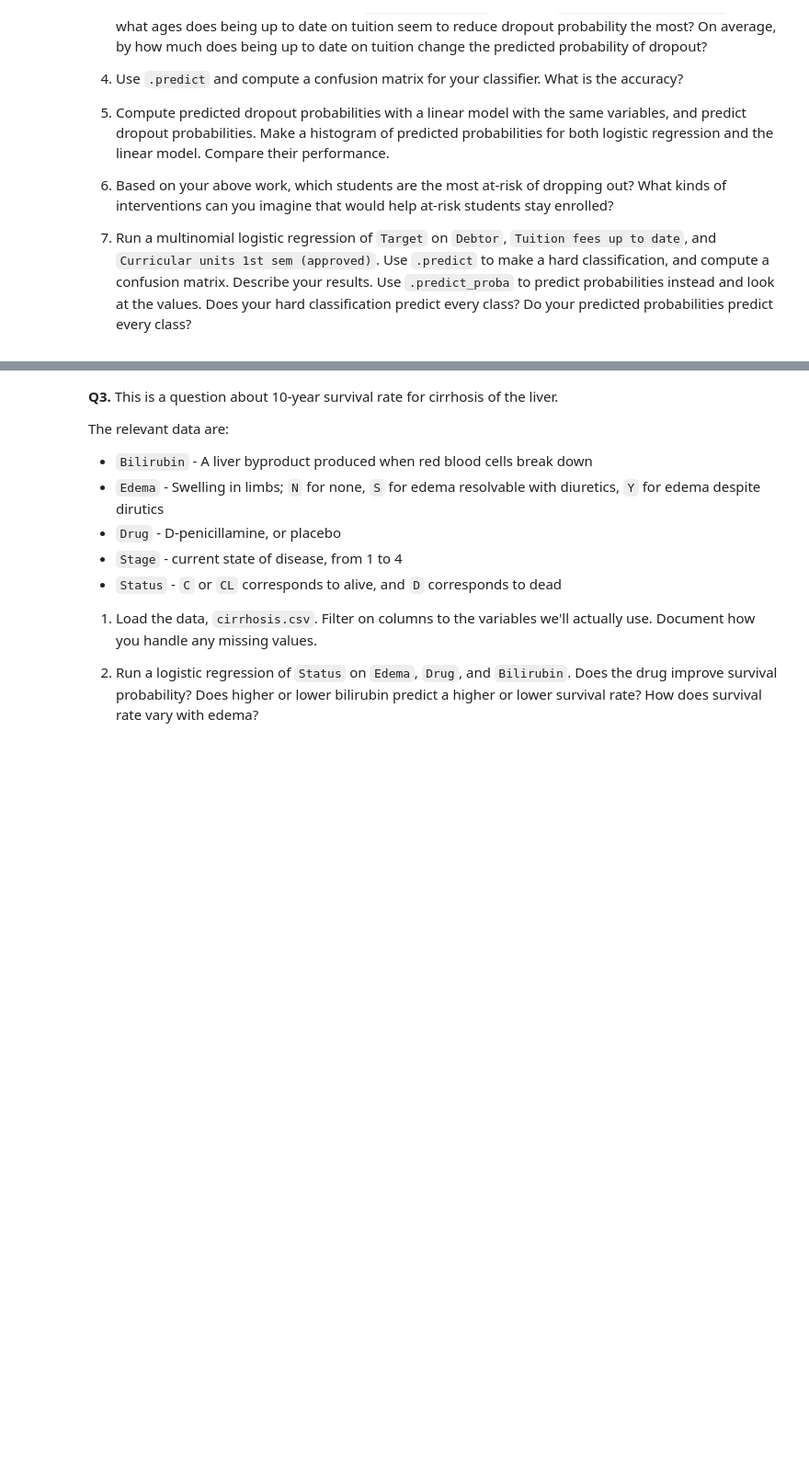
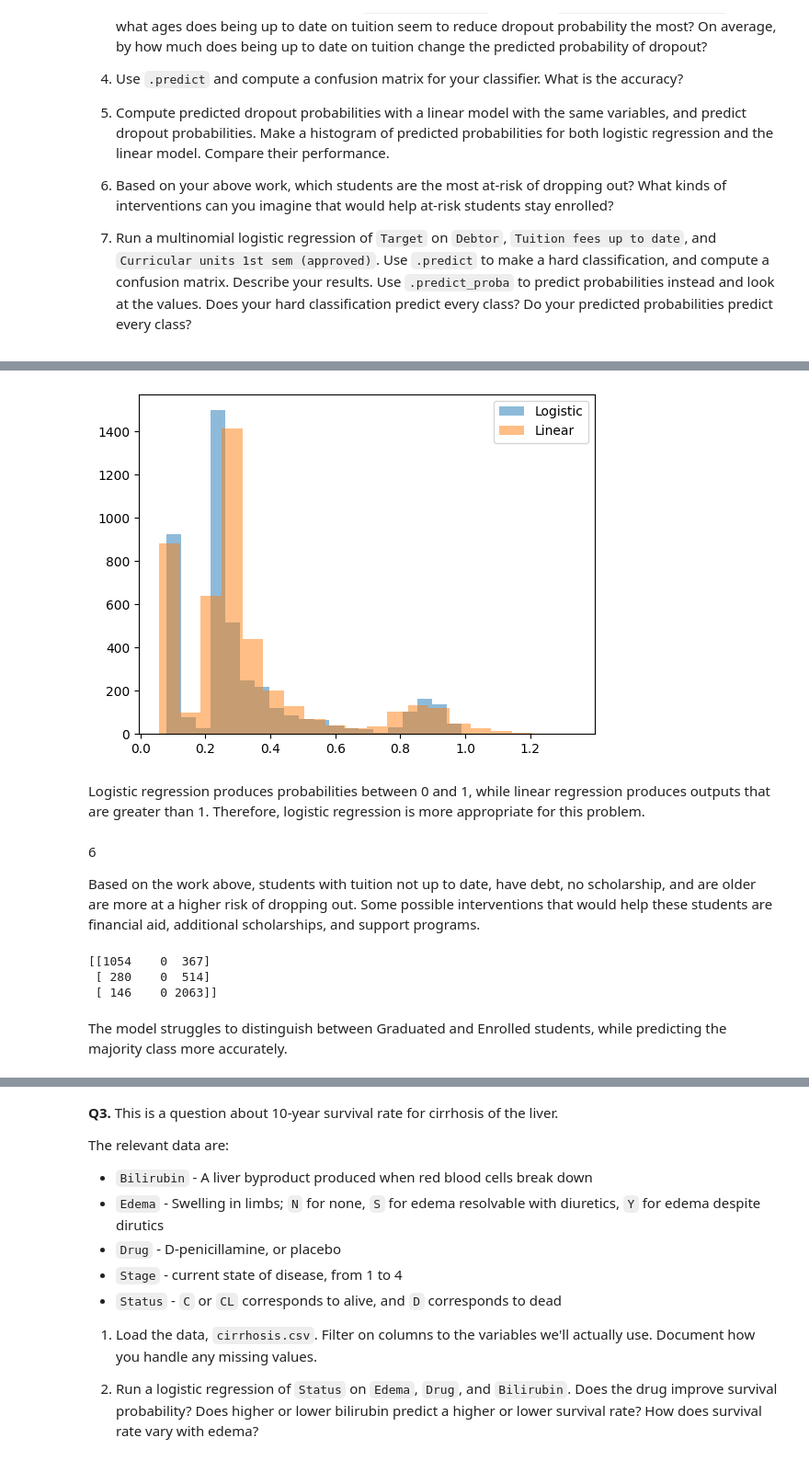
Before and after one commit to kayleendo/programming, a Jupyter notebook: assignment/05_assignment_glm.ipynb, the cells around one changed output, grey strips where cells are left out. Shown at 92% size. Saved outputs shown, nothing was run; the diff lists cells and outputs as text; code cells hidden in the pictures; blank space fills up the shorter version.

```diff
--- a/assignment/05_assignment_glm.ipynb
+++ b/assignment/05_assignment_glm.ipynb
@@ -66,0 +151,41 @@ The relevant variables are:
+# %%
+# 5
+lin = LinearRegression()
+lin.fit(X, y)
+
+df["lin_prob"] = lin.predict(X)
+
+plt.hist(df["pred_prob"], bins=20, alpha=0.5, label="Logistic")
+plt.hist(df["lin_prob"], bins=20, alpha=0.5, label="Linear")
+plt.legend()
+plt.show()
+# %% [output]
+[figure, added]
+# %% [markdown]
+Logistic regression produces probabilities between 0 and 1, while linear regression produces outputs that are greater than 1. Therefore, logistic regression is more appropriate for this problem.
+# %% [markdown]
+6
+
+Based on the work above, students with tuition not up to date, have debt, no scholarship, and are older are more at a higher risk of dropping out. Some possible interventions that would help these students are financial aid, additional scholarships, and support programs.
+# %%
+# 7
+X_multi = df[[
+    "Debtor",
+    "Tuition fees up to date",
+    "Curricular units 1st sem (approved)"
+]]
+y_multi = df["Target"]
+
+multi_model = LogisticRegression(multi_class="multinomial", max_iter=1000)
+multi_model.fit(X_multi, y_multi)
+
+y_pred_multi = multi_model.predict(X_multi)
+cm_multi = confusion_matrix(y_multi, y_pred_multi)
+
+print(cm_multi)
+# %% [output]
+[[1054    0  367]
+ [ 280    0  514]
+ [ 146    0 2063]]
+# %% [markdown]
+The model struggles to distinguish between Graduated and Enrolled students, while predicting the majority class more accurately.
```
Also changed, not shown: parts of 9 cells of this notebook.
